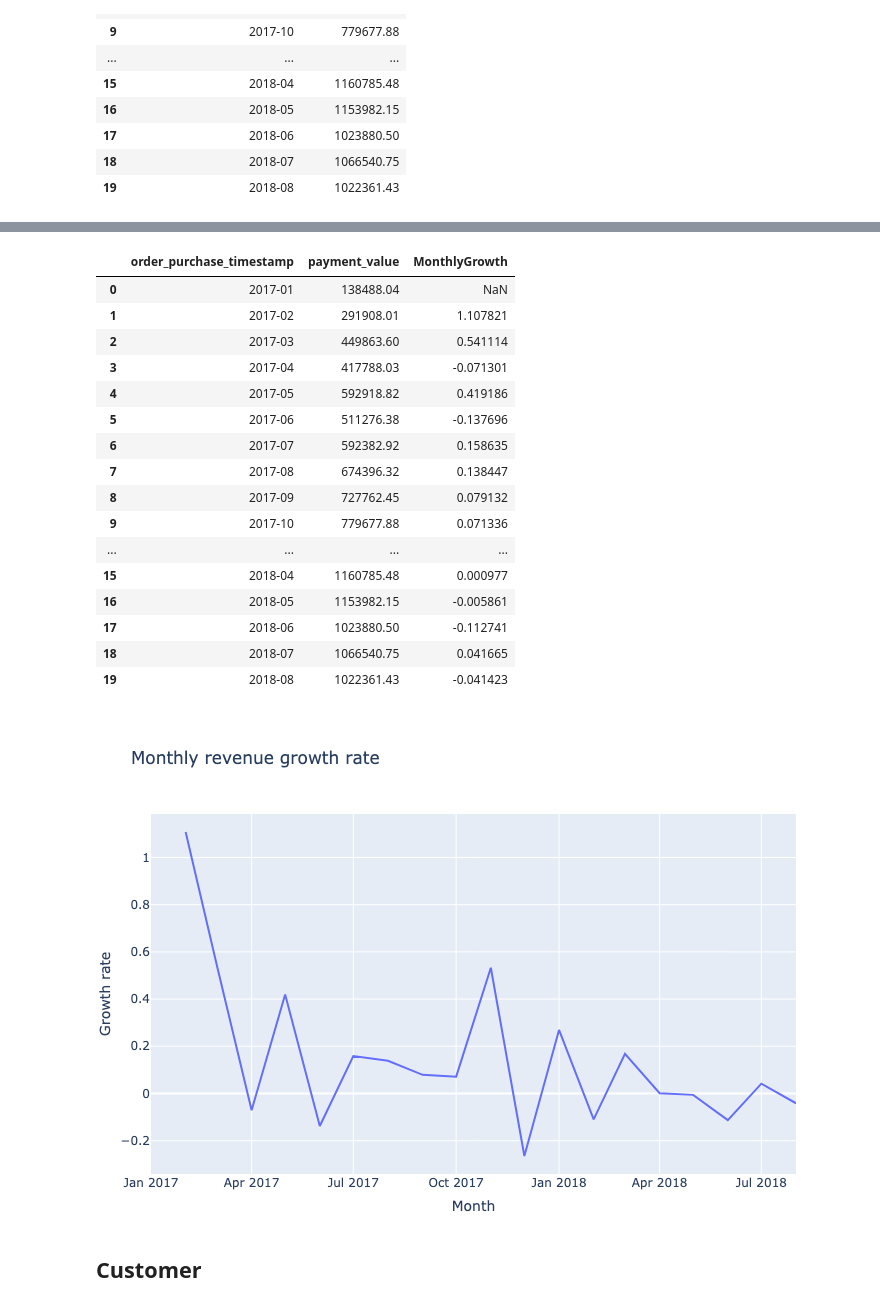
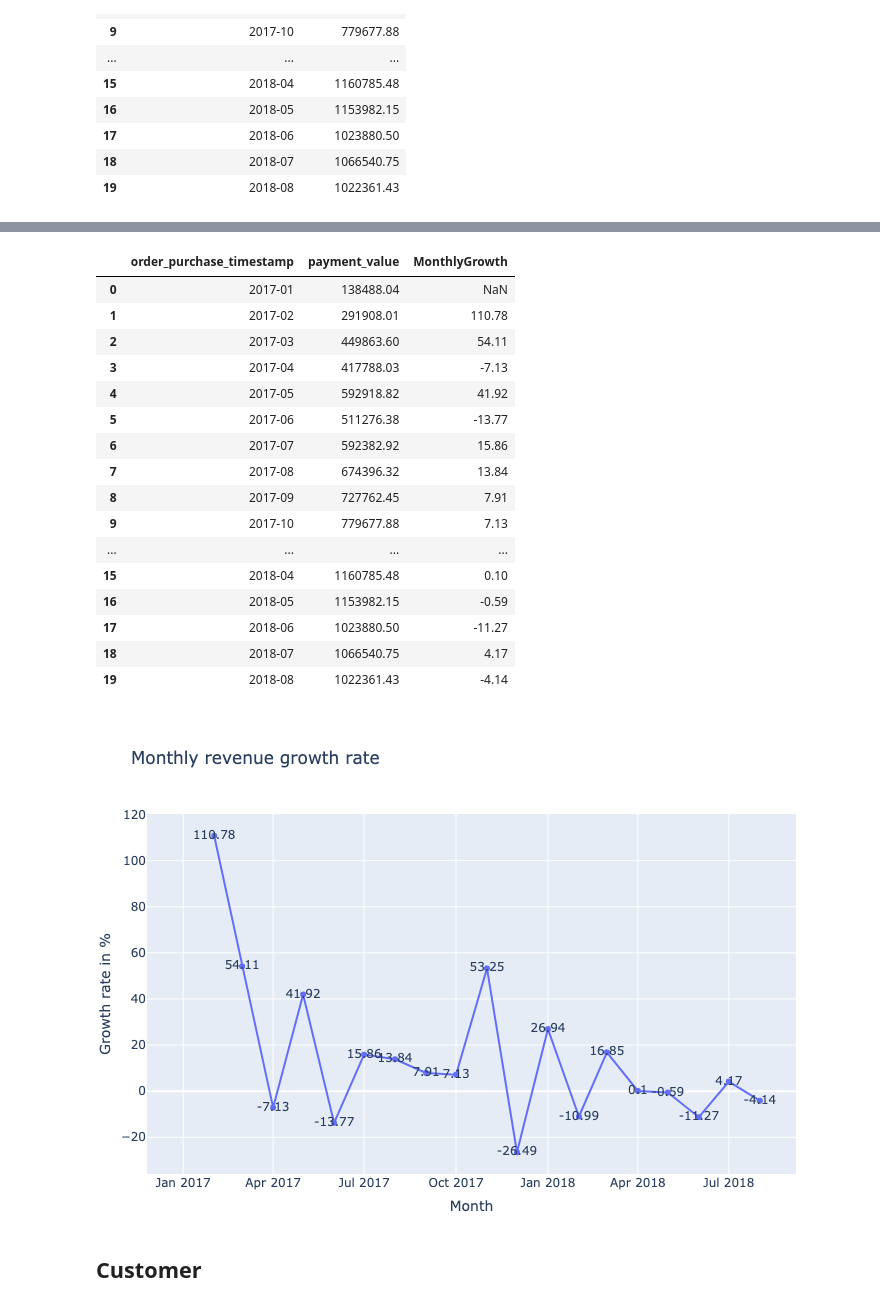
Before and after one commit to dailyLi/olist_digital_marketing, a Jupyter notebook: EDA.ipynb, the cells around one changed output, grey strips where cells are left out. Cells and saved outputs as stored; diff of their text form; code cells hidden in the pictures.

```diff
--- a/EDA.ipynb
+++ b/EDA.ipynb
@@ -275,41 +276,41 @@ fig.show(renderer="png")
 # %%
-byMonth_revenue['MonthlyGrowth'] = byMonth_revenue['payment_value'].pct_change()
+byMonth_revenue['MonthlyGrowth'] = (byMonth_revenue['payment_value'].pct_change()*100).round(2)
 byMonth_revenue
 # %% [output]
 |  | order_purchase_timestamp | payment_value | MonthlyGrowth |
 | 0 | 2017-01 | 138488.04 | NaN |
-| 1 | 2017-02 | 291908.01 | 1.107821 |
-| 2 | 2017-03 | 449863.60 | 0.541114 |
-| 3 | 2017-04 | 417788.03 | -0.071301 |
-| 4 | 2017-05 | 592918.82 | 0.419186 |
-| 5 | 2017-06 | 511276.38 | -0.137696 |
-| 6 | 2017-07 | 592382.92 | 0.158635 |
-| 7 | 2017-08 | 674396.32 | 0.138447 |
-| 8 | 2017-09 | 727762.45 | 0.079132 |
-| 9 | 2017-10 | 779677.88 | 0.071336 |
+| 1 | 2017-02 | 291908.01 | 110.78 |
+| 2 | 2017-03 | 449863.60 | 54.11 |
+| 3 | 2017-04 | 417788.03 | -7.13 |
+| 4 | 2017-05 | 592918.82 | 41.92 |
+| 5 | 2017-06 | 511276.38 | -13.77 |
+| 6 | 2017-07 | 592382.92 | 15.86 |
+| 7 | 2017-08 | 674396.32 | 13.84 |
+| 8 | 2017-09 | 727762.45 | 7.91 |
+| 9 | 2017-10 | 779677.88 | 7.13 |
 | ... | ... | ... | ... |
-| 15 | 2018-04 | 1160785.48 | 0.000977 |
-| 16 | 2018-05 | 1153982.15 | -0.005861 |
-| 17 | 2018-06 | 1023880.50 | -0.112741 |
-| 18 | 2018-07 | 1066540.75 | 0.041665 |
-| 19 | 2018-08 | 1022361.43 | -0.041423 |
+| 15 | 2018-04 | 1160785.48 | 0.10 |
+| 16 | 2018-05 | 1153982.15 | -0.59 |
+| 17 | 2018-06 | 1023880.50 | -11.27 |
+| 18 | 2018-07 | 1066540.75 | 4.17 |
+| 19 | 2018-08 | 1022361.43 | -4.14 |
 # %%
-fig = px.line(byMonth_revenue, x='order_purchase_timestamp', y='MonthlyGrowth',
-              labels={'order_purchase_timestamp':'Month', 'MonthlyGrowth':'Growth rate'},
+fig = px.line(byMonth_revenue, x='order_purchase_timestamp', y='MonthlyGrowth', text='MonthlyGrowth',
+              labels={'order_purchase_timestamp':'Month', 'MonthlyGrowth':'Growth rate in %'},
               title='Monthly revenue growth rate')
 
 fig.update_layout(margin ={'l':50,'b':0,'r':0})
 
 #generate interactive graph in Jupyter Notebook
 #fig.show()
 
 #generate static graph for GitHub display
 fig.show(renderer="png")
 
 #generate interactive html file
 #fig.write_html("visuals/byDate-bar.html")
 # %% [output]
-[figure, old version]
+[figure, new version]
 # %% [markdown]
 ## Customer
 # %% [markdown]
```
Also changed, not shown: parts of 8 cells of this notebook.
